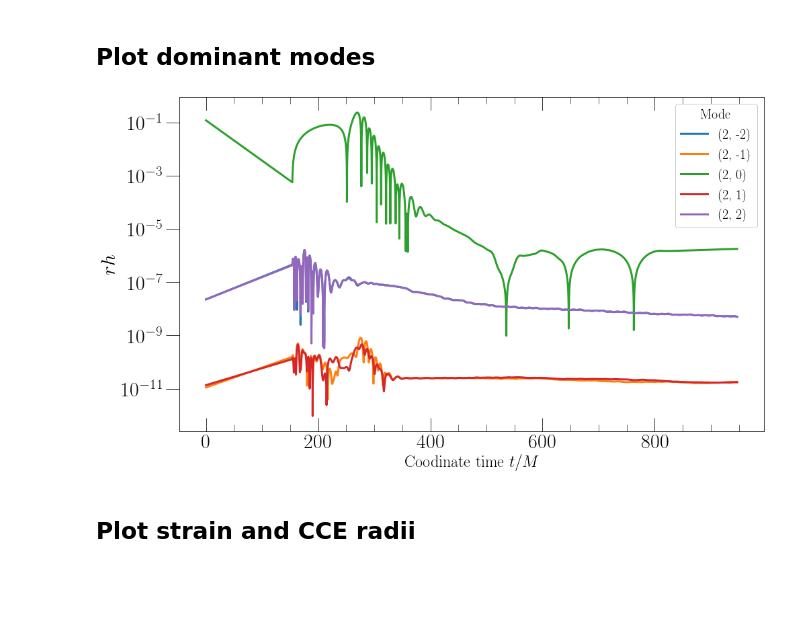
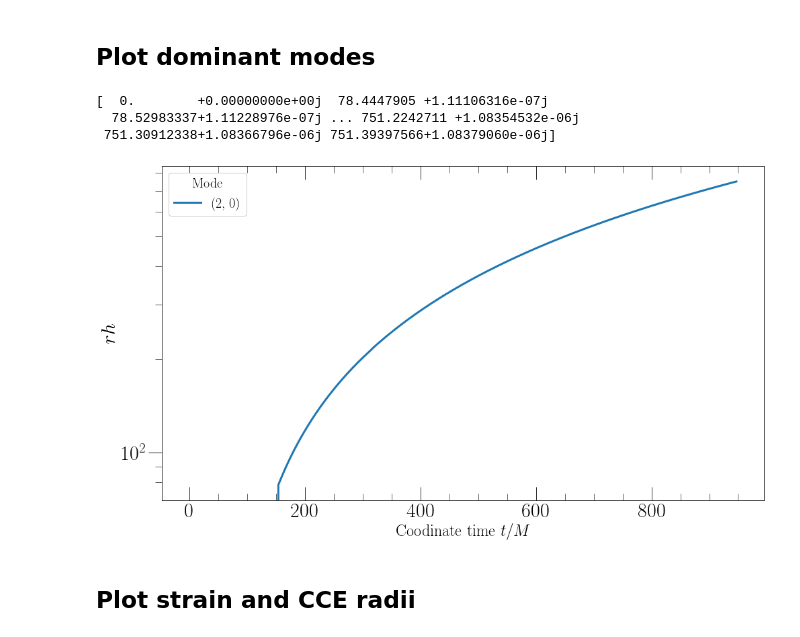
Before and after one commit to mariaokounkova/TracingMerger, a Jupyter notebook: Waveforms.ipynb, the cells around one changed output. Drawn from its saved outputs; the diff is of its cells as text; code cells hidden in the pictures; blank space fills up the shorter version.

Commit message:
Use scri strain from psi4 methods

```diff
--- a/Waveforms.ipynb
+++ b/Waveforms.ipynb
@@ -137,21 +137,35 @@ def GetPsi4Mode(p, mode, radius=-1):
 
     return time, data
 
+def GetStrainFromPsi4Mode(p, mode, radius=-1):
 
+    file = p + 'GW2/rPsi4_FiniteRadii_CodeUnits.h5/' + GetWaveformRadiusString(p, radius)
+
+    h = scri.SpEC.read_from_h5(file, dataType = scri.h, \
+            frameType = scri.Inertial, r_is_scaled_out = True, m_is_scaled_out = False,)
+    R = Q.from_spherical_coords(np.pi/2,0)
+    h = h.rotate_decomposition_basis(R)
+
+    strain = h.data_iint
+
+    data = strain[:,h.index(mode[0],mode[1])]
+    print(data)
+
+    return time, data
 
 def GetStrainMode(p, mode, radius=-1):
 
     file = p + 'GW2/rh_FiniteRadii_CodeUnits.h5/' + GetWaveformRadiusString(p, radius)
 
     h = scri.SpEC.read_from_h5(file, dataType = scri.h, \
-            frameType = scri.Inertial, r_is_scaled_out = True, m_is_scaled_out = False,)
+        frameType = scri.Inertial, r_is_scaled_out = True, m_is_scaled_out = False,)
+
     R = Q.from_spherical_coords(np.pi/2,0)
     h = h.rotate_decomposition_basis(R)
+    time = h.t
+    result = h.data[:,h.index(mode[0],mode[1])]
 
-    time = h.t
-    data = h.data[:,h.index(mode[0],mode[1])]
-
-    return time, data
+    return time, result
 
 def GetCCEWaveform(p, rad):
     h_file = p + 'CCE/CharacteristicExtractVolume0_' + rad +'.h5'
@@ -212,37 +224,40 @@ AssertionError: Failed assertion:
 def PlotDominantModes(p):
     ## Run Progress
     plt.figure(figsize=(14, 8))
 
-    modes = [(2,-2), (2,-1), (2,0), (2,1), (2,2) ]
+    modes =[(2,0)] #,(2,-2), (2,-1), (2,0), (2,1), (2,2) ]
     #modes = [(4,4),(4,3),(4,2),(4,1),(4,0)]
     #modes = [(3,0), (4,0), (5,0), (6,0), (7,0), (8,0)]
 
-    rad = 0
+    rad = 8
 
     cs = sns.color_palette('husl', n_colors=len(modes))
 
     for mode, i in zip(modes, range(len(modes))):
 
-        time, data = GetStrainMode(p, mode, radius=rad)
+        time, data = GetStrainFromPsi4Mode(p, mode, radius=rad)
 
         #plt.plot(time, np.real(data), label=mode, color=cs[i])
         #plt.plot(time, np.imag(data), '--', color=cs[i])
         plt.plot(time, np.absolute(data), label=mode) #, color=cs[i])
 
     plt.xlabel(r'Coodinate time $t/M$')
     plt.ylabel(r'$rh$', fontsize=30)
     legend = plt.legend(title='Mode', fontsize=20, framealpha=1.0)
     plt.setp(legend.get_title(),fontsize=20)
     #plt.xlim(-10, 900)
     plt.yscale('log')
     plt.tight_layout()
     #plt.savefig('RadiiPeaks.pdf')
     plt.show()
 
 
 PlotDominantModes('Data/JoinedLev2/')
 # %% [output]
+[  0.        +0.00000000e+00j  78.4447905 +1.11106316e-07j
+  78.52983337+1.11228976e-07j ... 751.2242711 +1.08354532e-06j
+ 751.30912338+1.08366796e-06j 751.39397566+1.08379060e-06j]
-[figure, old version]
+[figure, new version]
 # %% [markdown]
 ## Plot strain and CCE radii
 # %%
```
Also changed, not shown: parts of 2 cells of this notebook.
